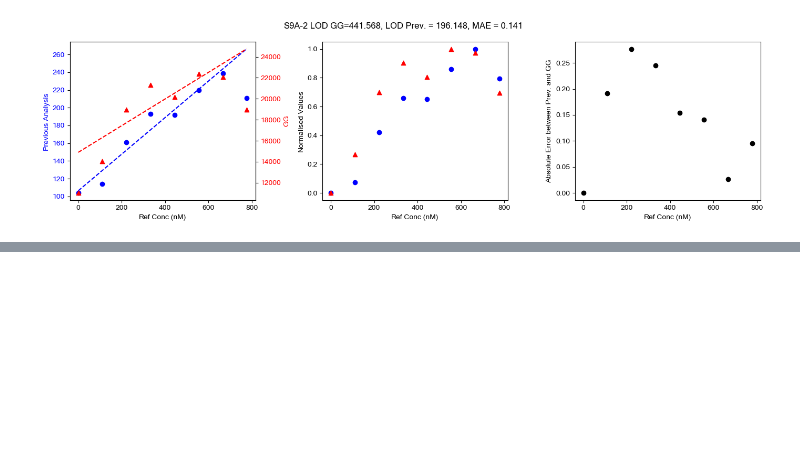
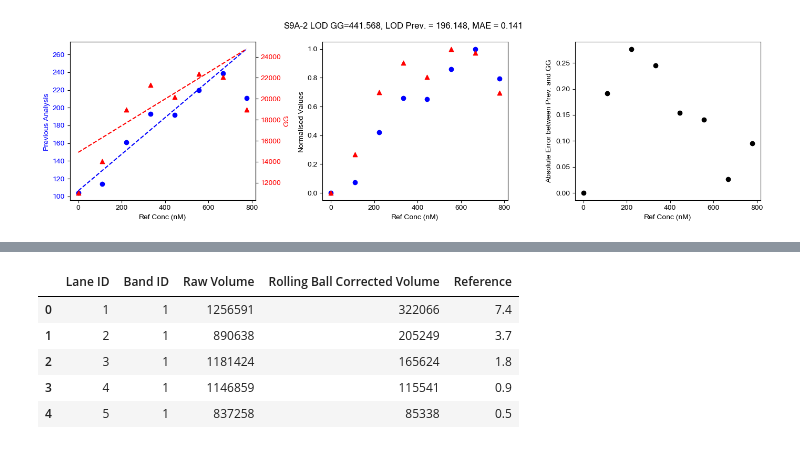
Before and after one commit to mattaq31/GelGenie, a Jupyter notebook: python-gelgenie/statistical_analysis/Paper Comparison Analysis (Clean).ipynb, the cells around one changed output, grey strips where cells are left out. Cells and saved outputs as stored; diff of their text form; code cells hidden in the pictures; blank space fills up the shorter version.

```diff
--- a/python-gelgenie/statistical_analysis/Paper Comparison Analysis (Clean).ipynb
+++ b/python-gelgenie/statistical_analysis/Paper Comparison Analysis (Clean).ipynb
@@ -202,0 +245,9 @@ sns.stripplot(data=ma_multi_df, x='Gel Name', y='ABS Error', color='black', alph
+# %%
+miracles_2b_1.head()
+# %% [output]
+|  | Lane ID | Band ID | Raw Volume | Rolling Ball Corrected Volume | Reference |
+| 0 | 1 | 1 | 1256591 | 322066 | 7.4 |
+| 1 | 2 | 1 | 890638 | 205249 | 3.7 |
+| 2 | 3 | 1 | 1181424 | 165624 | 1.8 |
+| 3 | 4 | 1 | 1146859 | 115541 | 0.9 |
+| 4 | 5 | 1 | 837258 | 85338 | 0.5 |
```
Also changed, not shown: parts of 6 cells of this notebook.
